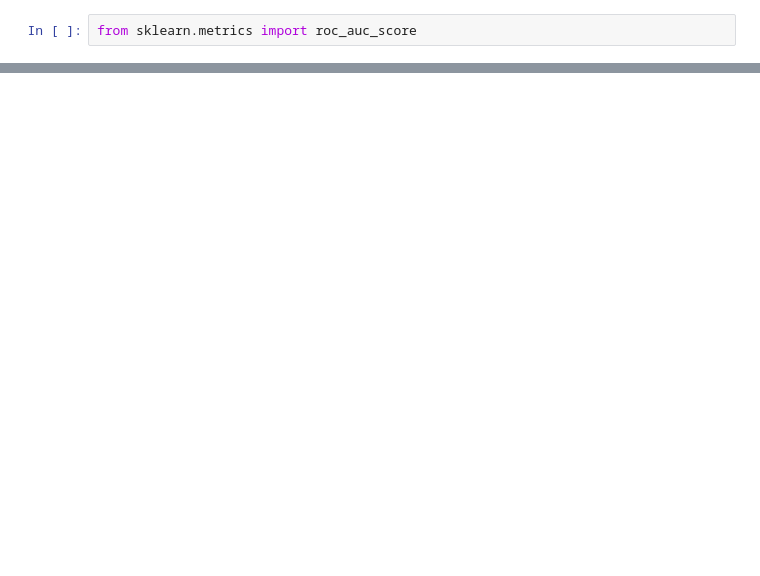
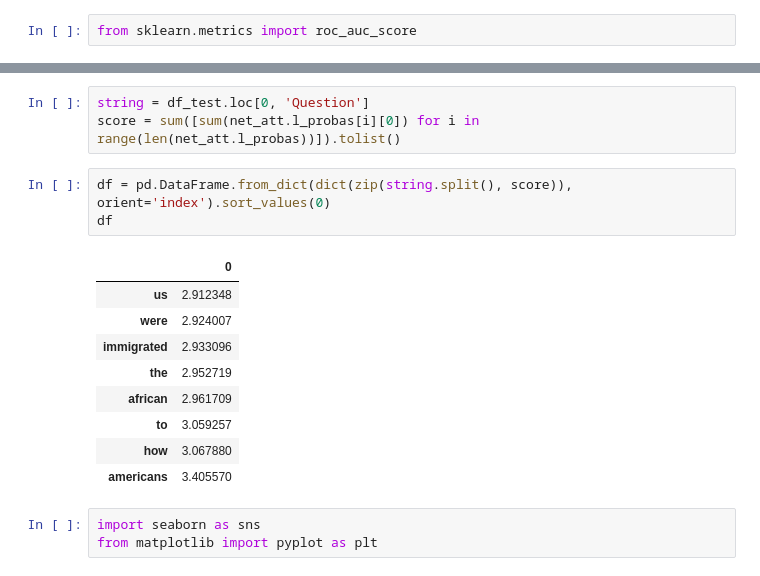
Before and after one commit to ivanpastukhov/nn4nqa, a Jupyter notebook: Untitled1.ipynb, the cells around one changed output, grey strips where cells are left out. Saved outputs shown, nothing was run; the diff lists cells and outputs as text; blank space fills up the shorter version.

```diff
--- a/Untitled1.ipynb
+++ b/Untitled1.ipynb
@@ -117,0 +137,19 @@ roc_auc_score(t_test.tolist(), np.array(y_pred_att.tolist()).T[1])
+# %%
+string = df_test.loc[0, 'Question']
+score = sum([sum(net_att.l_probas[i][0]) for i in range(len(net_att.l_probas))]).tolist()
+# %%
+df = pd.DataFrame.from_dict(dict(zip(string.split(), score)), orient='index').sort_values(0)
+df
+# %% [output]
+|  | 0 |
+| us | 2.912348 |
+| were | 2.924007 |
+| immigrated | 2.933096 |
+| the | 2.952719 |
+| african | 2.961709 |
+| to | 3.059257 |
+| how | 3.067880 |
+| americans | 3.405570 |
+# %%
+import seaborn as sns
+from matplotlib import pyplot as plt
```
Also changed, not shown: parts of 16 cells of this notebook.
